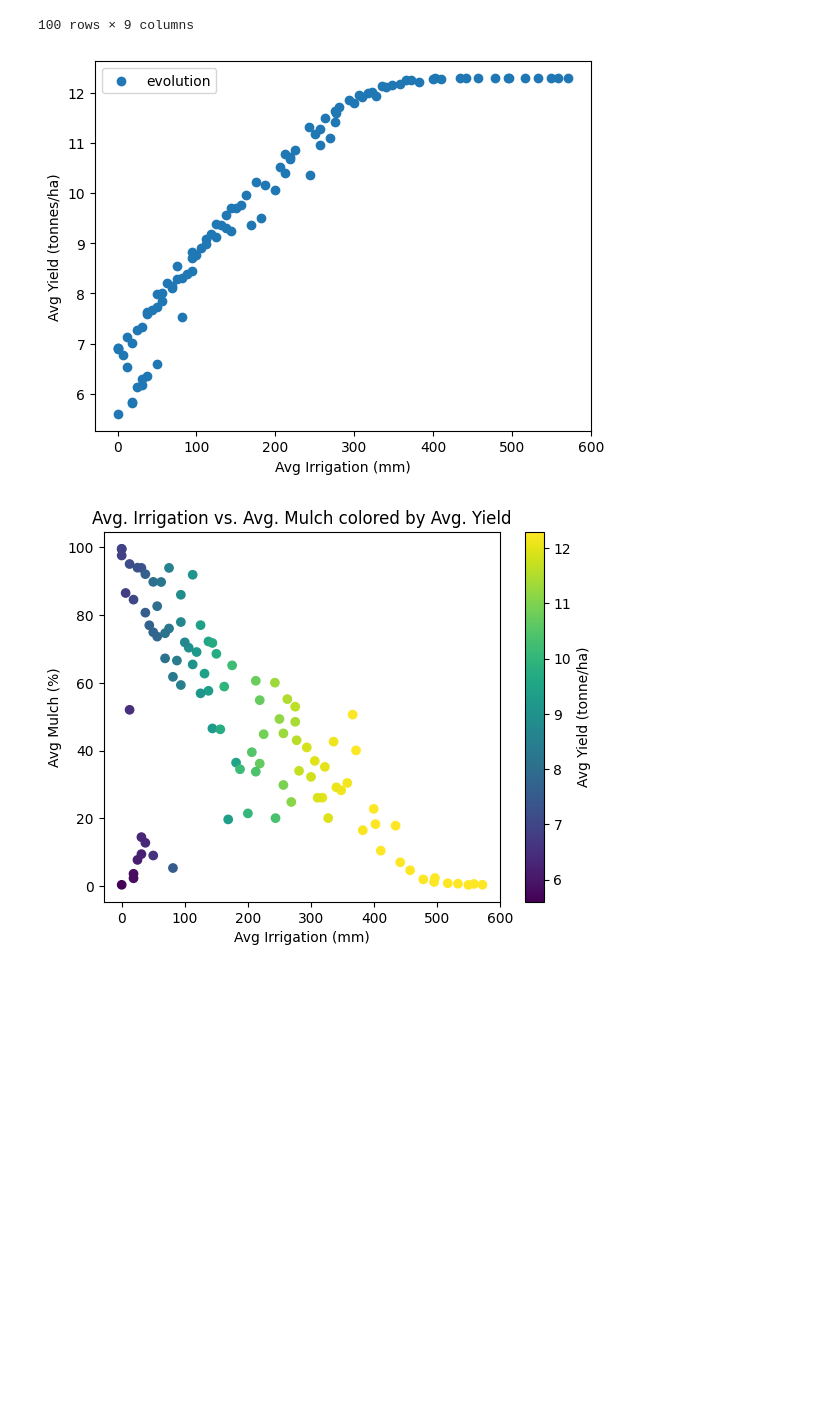
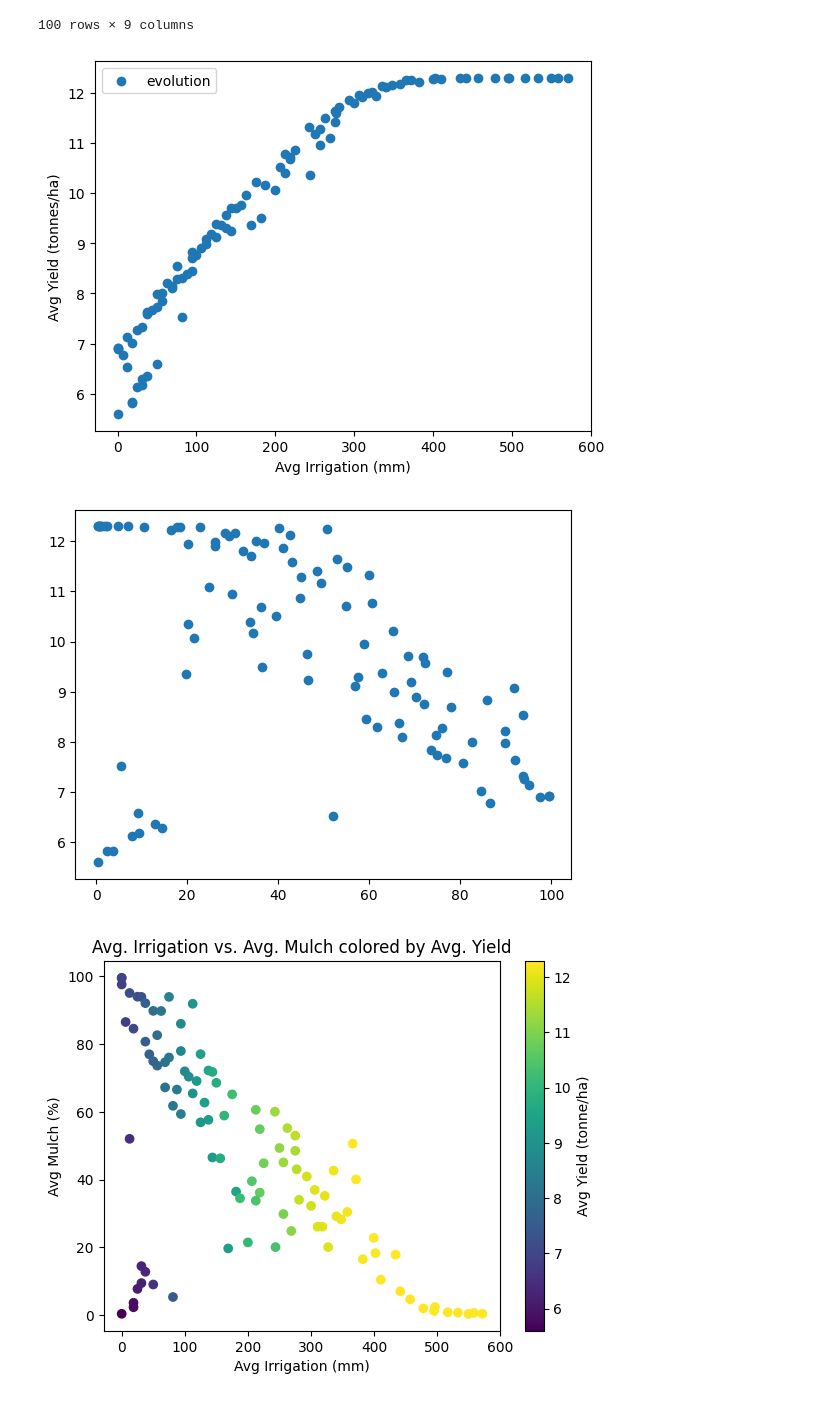
Before and after one commit to danyoungday/praise, a Jupyter notebook: play.ipynb, the cells around one changed output. Cells and saved outputs as stored; diff of their text form; code cells hidden in the pictures; blank space fills up the shorter version.

```diff
--- a/play.ipynb
+++ b/play.ipynb
@@ -76,13 +74,17 @@ results_df[results_df["gen"] == results_df["gen"].max()]
 # %%
 gen_df = results_df[results_df["gen"] == results_df["gen"].max()]
 plt.scatter(gen_df["irrigation"], -1 * gen_df["yield"], label="evolution")
 # plt.scatter(baseline_df["irrigation"], baseline_df["yield"], color='red', label="baseline")
 plt.legend()
 plt.xlabel("Avg Irrigation (mm)")
 plt.ylabel("Avg Yield (tonnes/ha)")
 plt.show()
+
+plt.scatter(gen_df["mulch_pct"], -1 * gen_df["yield"], label="evolution")
+plt.show()
 # %% [output]
 [figure]
+[figure, added]
 # %%
 plt.scatter(gen_df["irrigation"], gen_df["mulch_pct"], c=-1 * gen_df["yield"])
 plt.title("Avg. Irrigation vs. Avg. Mulch colored by Avg. Yield")
```
Also changed, not shown: parts of 7 cells of this notebook, 5 other files.
